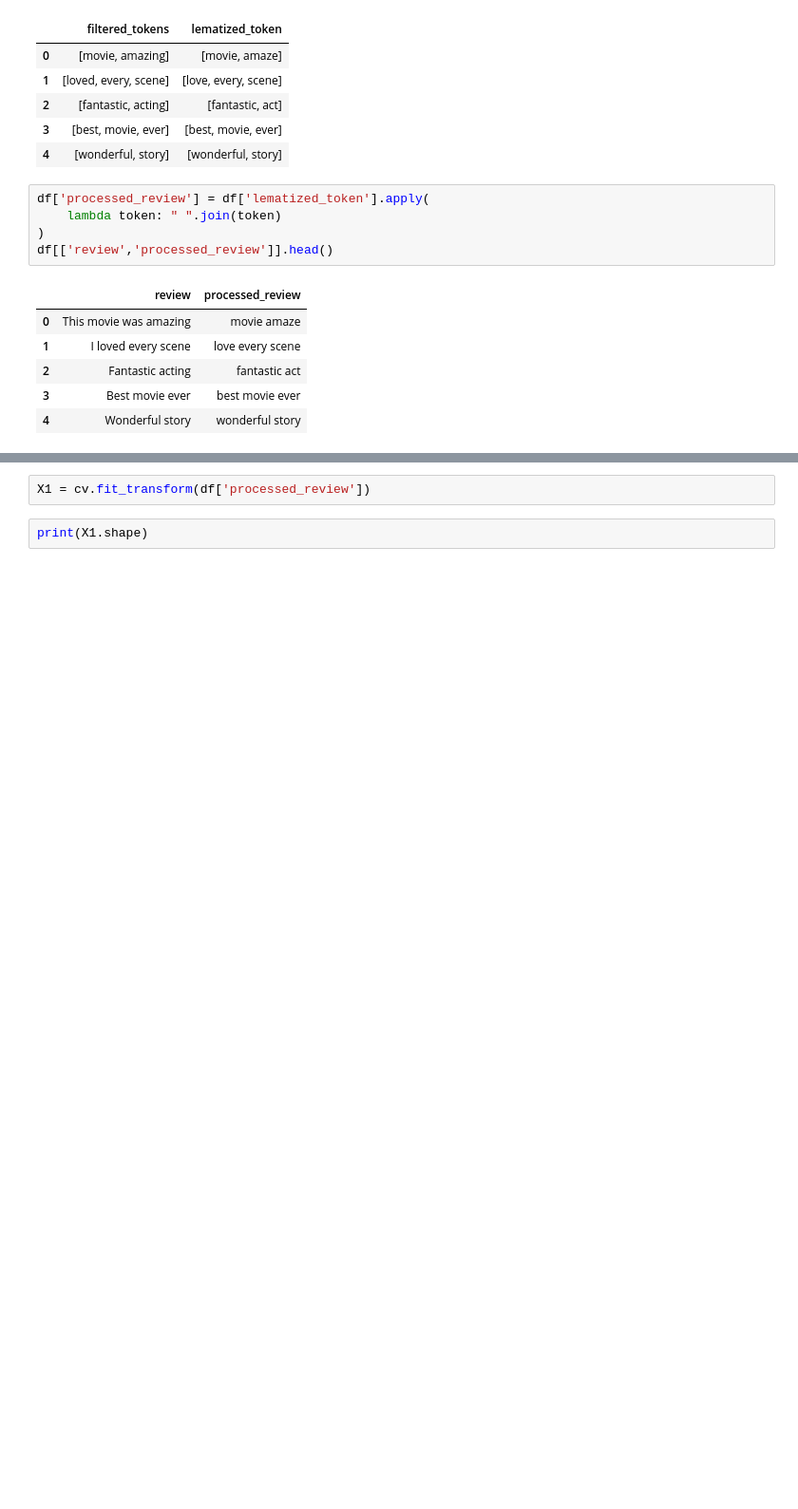
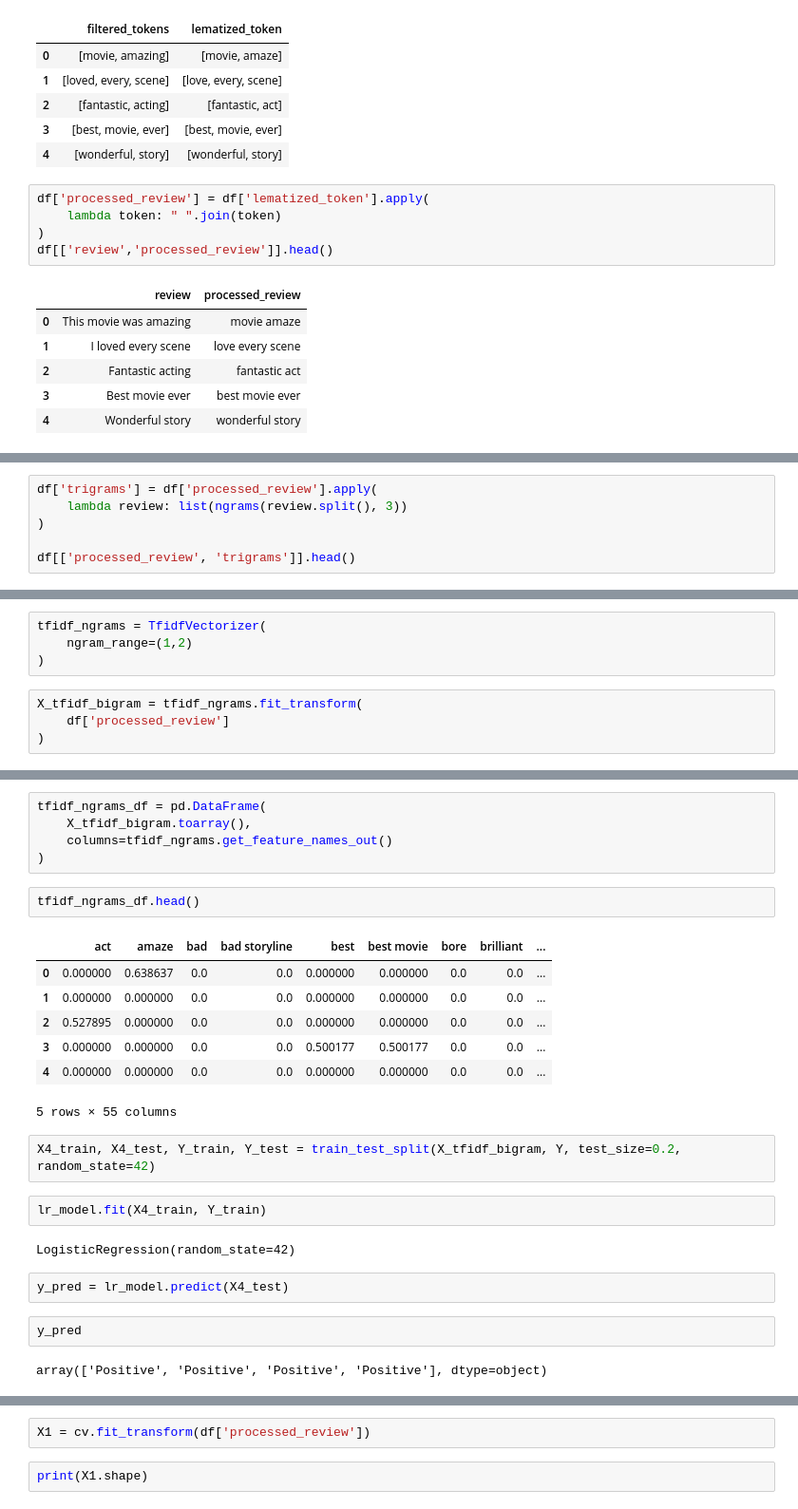
Before and after one commit to rupeshbharti/Today-I-Learned, a Jupyter notebook: NLP/Basic.ipynb, the cells around one changed output, grey strips where cells are left out. Shown at 95% size. Saved outputs shown, nothing was run; the diff lists cells and outputs as text; blank space fills up the shorter version.

```diff
--- a/NLP/Basic.ipynb
+++ b/NLP/Basic.ipynb
@@ -177,0 +205,6 @@ df[['review','processed_review']].head()
+# %%
+df['trigrams'] = df['processed_review'].apply(
+    lambda review: list(ngrams(review.split(), 3))
+)
+
+df[['processed_review', 'trigrams']].head()
@@ -177,0 +220,8 @@ df[['review','processed_review']].head()
+# %%
+tfidf_ngrams = TfidfVectorizer(
+    ngram_range=(1,2)
+)
+# %%
+X_tfidf_bigram = tfidf_ngrams.fit_transform(
+    df['processed_review']
+)
@@ -177,0 +245,27 @@ df[['review','processed_review']].head()
+# %%
+tfidf_ngrams_df = pd.DataFrame(
+    X_tfidf_bigram.toarray(),
+    columns=tfidf_ngrams.get_feature_names_out()
+)
+# %%
+tfidf_ngrams_df.head()
+# %% [output]
+|  | act | amaze | bad | bad storyline | best | best movie | bore | brilliant | ... |
+| 0 | 0.000000 | 0.638637 | 0.0 | 0.0 | 0.000000 | 0.000000 | 0.0 | 0.0 | ... |
+| 1 | 0.000000 | 0.000000 | 0.0 | 0.0 | 0.000000 | 0.000000 | 0.0 | 0.0 | ... |
+| 2 | 0.527895 | 0.000000 | 0.0 | 0.0 | 0.000000 | 0.000000 | 0.0 | 0.0 | ... |
+| 3 | 0.000000 | 0.000000 | 0.0 | 0.0 | 0.500177 | 0.500177 | 0.0 | 0.0 | ... |
+| 4 | 0.000000 | 0.000000 | 0.0 | 0.0 | 0.000000 | 0.000000 | 0.0 | 0.0 | ... |
+5 rows × 55 columns
+# %%
+X4_train, X4_test, Y_train, Y_test = train_test_split(X_tfidf_bigram, Y, test_size=0.2, random_state=42)
+# %%
+lr_model.fit(X4_train, Y_train)
+# %% [output]
+LogisticRegression(random_state=42)
+# %%
+y_pred = lr_model.predict(X4_test)
+# %%
+y_pred
+# %% [output]
+array(['Positive', 'Positive', 'Positive', 'Positive'], dtype=object)
```
Also changed, not shown: parts of 34 cells of this notebook, 4 other files.
